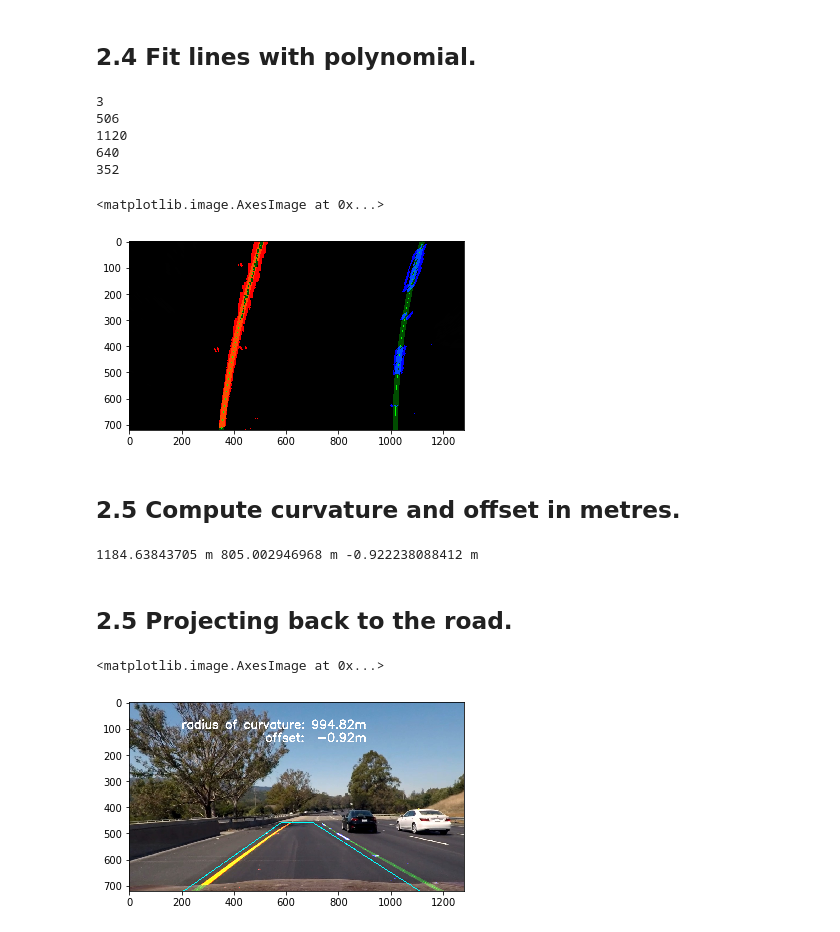
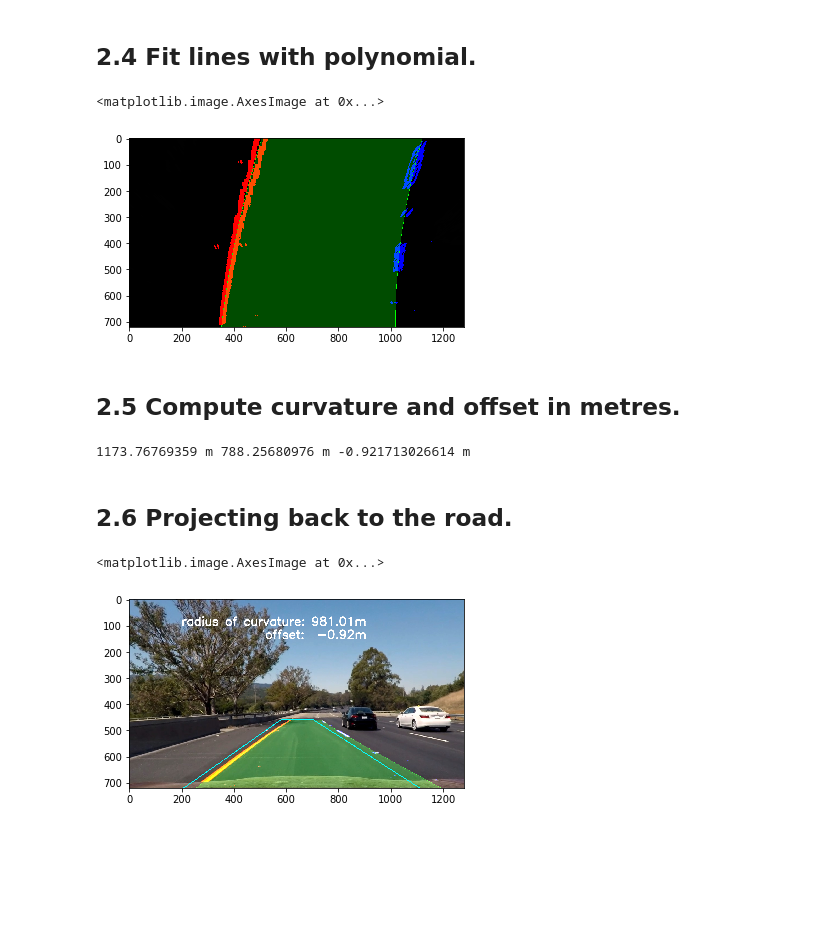
Before and after one commit to uv1000/P2, a Jupyter notebook: P2_SDC_Ulrich_Voll.ipynb, the cells around one changed output. Saved outputs shown, nothing was run; the diff lists cells and outputs as text; code cells hidden in the pictures; blank space fills up the shorter version.

```diff
--- a/P2_SDC_Ulrich_Voll.ipynb
+++ b/P2_SDC_Ulrich_Voll.ipynb
@@ -356,55 +352,53 @@ def fit_polynomial(binary_warped):
     ploty = np.int32(np.linspace(0, binary_warped.shape[0]-1, binary_warped.shape[0] ))
     left_fitx = np.int32(left_fit[0]*ploty**2 + left_fit[1]*ploty + left_fit[2])
     right_fitx = np.int32(right_fit[0]*ploty**2 + right_fit[1]*ploty + right_fit[2])
-    print(ploty[3])
-    print(left_fitx[3])
-    print(right_fitx[3])
-
-    print(lefty[3])
-    print(leftx[3])
 
     ## Visualization ##
     # Colors in the left and right lane regions
     out_img[lefty, leftx] = [255, 0, 0]
     out_img[righty, rightx] = [0, 0, 255]
     out_img[ploty, left_fitx] = [0, 255, 0]
     out_img[ploty, right_fitx] = [0, 255, 0]
 
     # Plots the left and right polynomials on the lane lines
     #plt.plot(left_fitx, ploty, color='yellow',linewidth=4.0)
     #plt.plot(right_fitx, ploty, color='yellow',linewidth=4.0)
 
 
     # Draw the lane onto the  image
     #out_img = np.dstack((binary_warped, binary_warped, binary_warped)) *255
     window_img = np.zeros_like(out_img)
+
     margin=np.int32(10)
-    left_line_window1 = np.array([np.transpose(np.vstack([left_fitx-margin, ploty]))])
-    left_line_window2 = np.array([np.flipud(np.transpose(np.vstack([left_fitx+margin,
+
+    #left_line_window1 = np.array([np.transpose(np.vstack([left_fitx-margin, ploty]))])
+    #left_line_window2 = np.array([np.flipud(np.transpose(np.vstack([left_fitx+margin,
+    #                          ploty])))])
+    #left_line_pts = np.hstack((left_line_window1, left_line_window2))
+    #right_line_window1 = np.array([np.transpose(np.vstack([right_fitx-margin, ploty]))])
+    #right_line_window2 = np.array([np.flipud(np.transpose(np.vstack([right_fitx+margin,
+    #                          ploty])))])
+    #right_line_pts = np.hstack((right_line_window1, right_line_window2))
+    #cv2.fillPoly(window_img, np.int32([left_line_pts]), (0,255, 0))
+    #cv2.fillPoly(window_img, np.int32([right_line_pts]), (0,255, 0))
+
+    green_stripe_window1 = np.array([np.transpose(np.vstack([left_fitx, ploty]))])
+    green_stripe_window2 = np.array([np.flipud(np.transpose(np.vstack([right_fitx,
                               ploty])))])
-    left_line_pts = np.hstack((left_line_window1, left_line_window2))
-    right_line_window1 = np.array([np.transpose(np.vstack([right_fitx-margin, ploty]))])
-    right_line_window2 = np.array([np.flipud(np.transpose(np.vstack([right_fitx+margin,
-                              ploty])))])
-    right_line_pts = np.hstack((right_line_window1, right_line_window2))
-    cv2.fillPoly(window_img, np.int32([left_line_pts]), (0,255, 0))
-    cv2.fillPoly(window_img, np.int32([right_line_pts]), (0,255, 0))
+    green_stripe_pts = np.hstack((green_stripe_window1, green_stripe_window2))
+    cv2.fillPoly(window_img, np.int32([green_stripe_pts]), (0,255, 0))
+
     result = cv2.addWeighted(out_img, 1, window_img, 0.3, 0)
 
     return result,ploty, left_fit,right_fit
 
 
 out_img, ploty, left_fit,right_fit = fit_polynomial(binary_warped)
 
 plt.imshow(out_img)
 # %% [output]
-3
-506
-1120
-640
-352
+<matplotlib.image.AxesImage at 0x...>
-<matplotlib.image.AxesImage at 0x...>
-[figure, old version]
+[figure, new version]
 # %% [markdown]
 ## 2.5 Compute curvature and offset in metres.
 # %%
@@ -471,9 +465,9 @@ left_curverad, right_curverad, offset_x_m = measure_curvature_and_offset_real(pl
 
 print(left_curverad, 'm', right_curverad, 'm', offset_x_m, 'm')
 # %% [output]
-1184.63843705 m 805.002946968 m -0.922238088412 m
+1173.76769359 m 788.25680976 m -0.921713026614 m
 # %% [markdown]
-## 2.5 Projecting back to the road.
+## 2.6 Projecting back to the road.
 # %%
 def warp_again(img):
     img_size=(img.shape[1],img.shape[0])
@@ -506,4 +500,4 @@ finalpic=project_back(out_img,left_curverad, right_curverad,offset_x_m )
 plt.imshow(finalpic)
 # %% [output]
 <matplotlib.image.AxesImage at 0x...>
-[figure, old version]
+[figure, new version]
```
Also changed, not shown: parts of 1 cell of this notebook, 1 other file.
